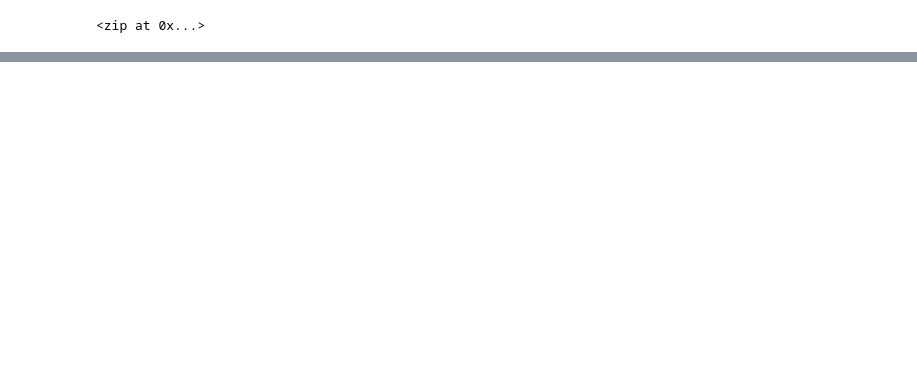
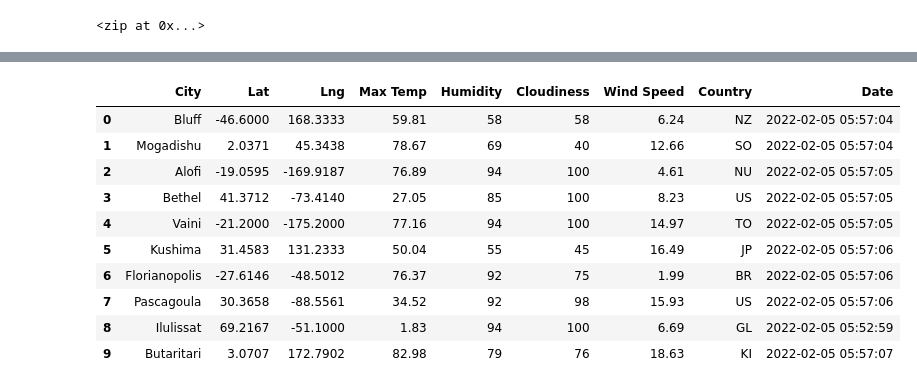
Before and after one commit to cheubr/World_Weather_Analysis, a Jupyter notebook: WeatherPy.ipynb, the cells around one changed output, grey strips where cells are left out. Drawn from its saved outputs; the diff is of its cells as text; code cells hidden in the pictures; blank space fills up the shorter version.

```diff
--- a/WeatherPy.ipynb
+++ b/WeatherPy.ipynb
@@ -66,0 +88,13 @@ len(cities)
+# %%
+# Starting URL for Weather Map API Call.
+url = "http://api.openweathermap.org/data/2.5/weather?units=Imperial&APPID=" + weather_api_key
+# %%
+# Create an empty list to hold the weather data.
+city_data = []
+# Print the beginning of the logging.
+print("Beginning Data Retrieval     ")
+print("-----------------------------")
+
+# Create counters.
+record_count = 1
+set_count = 1
@@ -66,0 +173,16 @@ len(cities)
+# %%
+# Convert the array of dictionaries to a Pandas DataFrame.
+city_data_df = pd.DataFrame(city_data)
+city_data_df.head(10)
+# %% [output]
+|  | City | Lat | Lng | Max Temp | Humidity | Cloudiness | Wind Speed | Country | Date |
+| 0 | Bluff | -46.6000 | 168.3333 | 59.81 | 58 | 58 | 6.24 | NZ | 2022-02-05 05:57:04 |
+| 1 | Mogadishu | 2.0371 | 45.3438 | 78.67 | 69 | 40 | 12.66 | SO | 2022-02-05 05:57:04 |
+| 2 | Alofi | -19.0595 | -169.9187 | 76.89 | 94 | 100 | 4.61 | NU | 2022-02-05 05:57:05 |
+| 3 | Bethel | 41.3712 | -73.4140 | 27.05 | 85 | 100 | 8.23 | US | 2022-02-05 05:57:05 |
+| 4 | Vaini | -21.2000 | -175.2000 | 77.16 | 94 | 100 | 14.97 | TO | 2022-02-05 05:57:05 |
+| 5 | Kushima | 31.4583 | 131.2333 | 50.04 | 55 | 45 | 16.49 | JP | 2022-02-05 05:57:06 |
+| 6 | Florianopolis | -27.6146 | -48.5012 | 76.37 | 92 | 75 | 1.99 | BR | 2022-02-05 05:57:06 |
+| 7 | Pascagoula | 30.3658 | -88.5561 | 34.52 | 92 | 98 | 15.93 | US | 2022-02-05 05:57:06 |
+| 8 | Ilulissat | 69.2167 | -51.1000 | 1.83 | 94 | 100 | 6.69 | GL | 2022-02-05 05:52:59 |
+| 9 | Butaritari | 3.0707 | 172.7902 | 82.98 | 79 | 76 | 18.63 | KI | 2022-02-05 05:57:07 |
```
Also changed, not shown: parts of 9 cells of this notebook, 4 other files.
